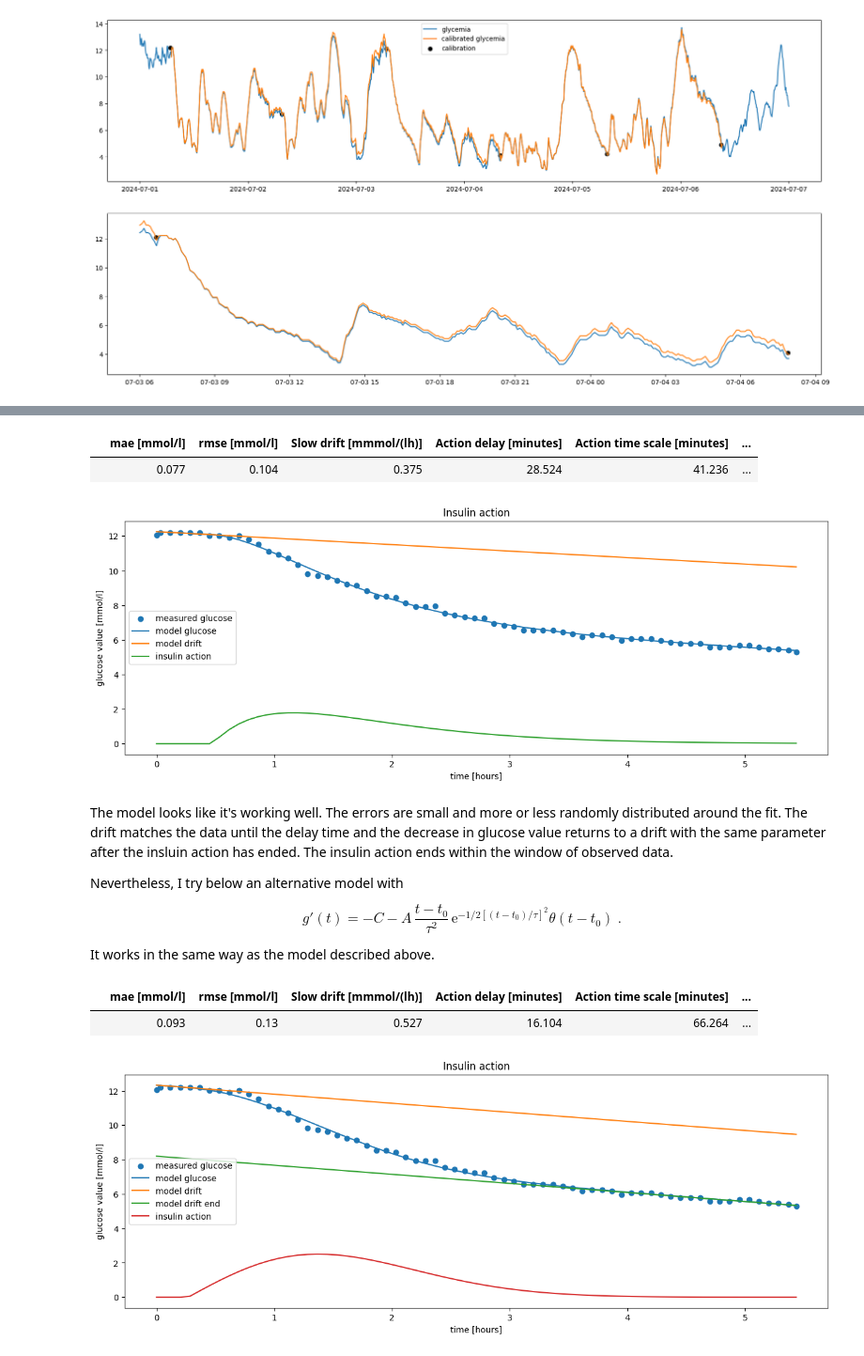
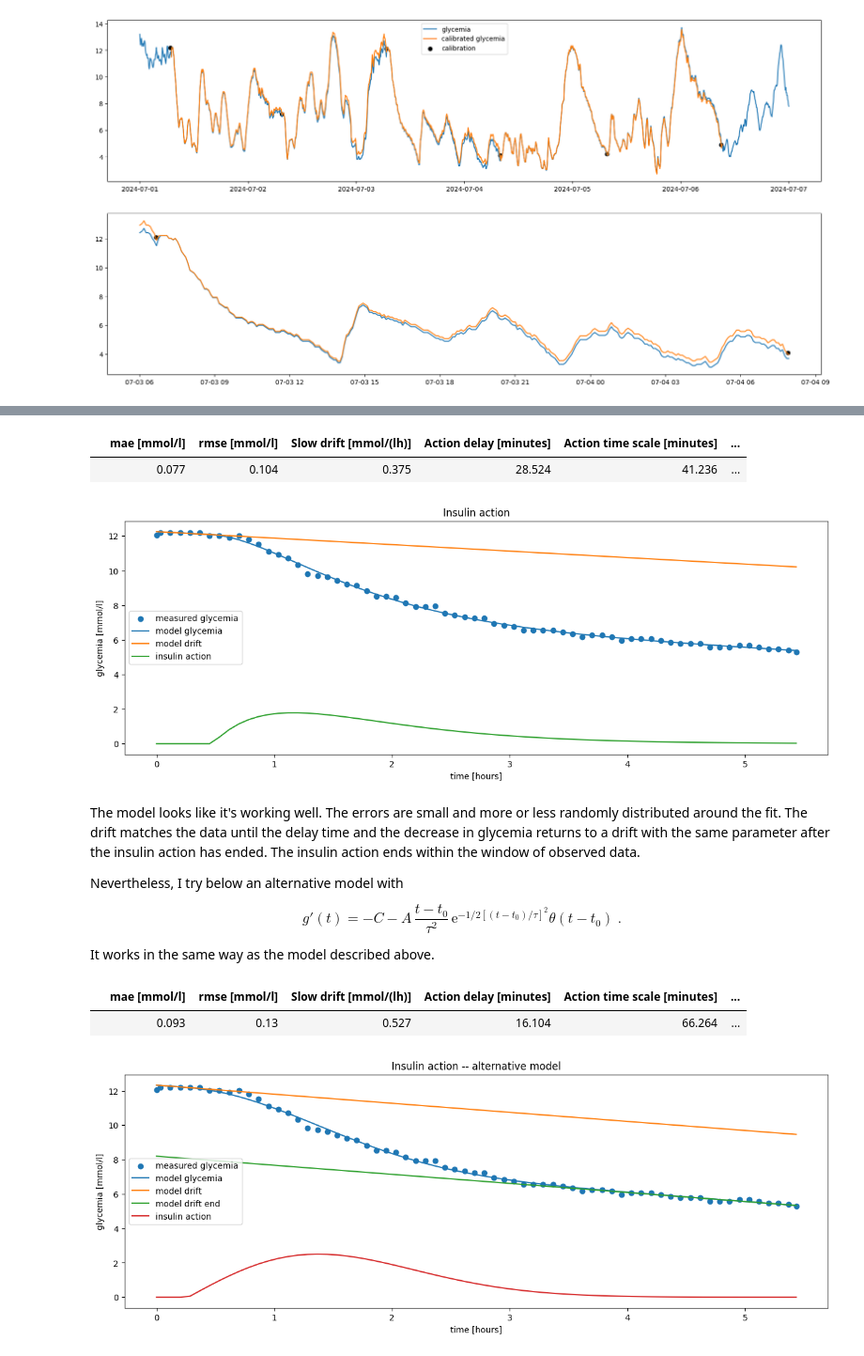
Before and after one commit to sethyvenatem/blood_sugar_fast_day, a Jupyter notebook: fast_day.ipynb, the cells around one changed output, grey strips where cells are left out. Shown: that part at 94% size. Cells and saved outputs as stored; diff of their text form; code cells hidden in the pictures.

```diff
--- a/fast_day.ipynb
+++ b/fast_day.ipynb
@@ -258,10 +252,10 @@ data = pd.read_csv('fast_day.csv').set_index('Unnamed: 0')
 data.index = pd.to_datetime(data.index)
 data.index.name = 'time'
 # The insulin is acting alone immediately after my first (and only in this dataset) injection and right before I went to collect my daughter at kindergarden.
-data = pd.concat([pd.DataFrame([[np.nan,np.nan,'glucose_measurement']],index = data[data['EventType'] == 'rapid_insulin_u'].index, columns = ['Value','calibrated_glucose','EventType']),data]).sort_index()
-data = pd.concat([pd.DataFrame([[np.nan,np.nan,'glucose_measurement']],index = data[data['EventType'] == 'medium_exercise_min'].index, columns = ['Value','calibrated_glucose','EventType']),data]).sort_index()
-data.loc[data['EventType'] == 'glucose_measurement',['Value','calibrated_glucose']] = data.loc[data['EventType'] == 'glucose_measurement',['Value','calibrated_glucose']].interpolate(method = 'time')
-data = data.loc[(data['EventType'] == 'glucose_measurement') & (data.index >= data[data['EventType'] == 'rapid_insulin_u'].index[0]) & (data.index <= data[data['EventType'] == 'medium_exercise_min'].index[0]),['Value','calibrated_glucose']]
+data = pd.concat([pd.DataFrame([[np.nan,np.nan,'glycemia']],index = data[data['EventType'] == 'rapid_insulin_u'].index, columns = ['Value','calibrated_glycemia','EventType']),data]).sort_index()
+data = pd.concat([pd.DataFrame([[np.nan,np.nan,'glycemia']],index = data[data['EventType'] == 'medium_exercise_min'].index, columns = ['Value','calibrated_glycemia','EventType']),data]).sort_index()
+data.loc[data['EventType'] == 'glycemia',['Value','calibrated_glycemia']] = data.loc[data['EventType'] == 'glycemia',['Value','calibrated_glycemia']].interpolate(method = 'time')
+data = data.loc[(data['EventType'] == 'glycemia') & (data.index >= data[data['EventType'] == 'rapid_insulin_u'].index[0]) & (data.index <= data[data['EventType'] == 'medium_exercise_min'].index[0]),['Value','calibrated_glycemia']]
 data['elapsed_time_h'] = (data.index-data.index[0]).total_seconds()/(3600)
 data
 # %% [output]
@@ -299,6 +293,6 @@ The table sumarises useful statistics and measurements extracted from the model:
 # %%
 def theta(x):
-    # I use a smooth version of the heavside function to avoid tripping the fit algorithm.
+    # I use a smooth version of the heaviside function to avoid tripping the fit algorithm.
     scale = 0.01
     return (np.tanh(x/scale)+1)/2
 
@@ -309,42 +303,42 @@ def tofit(t,C, g0,t0,A,tau):
         )
 
 def insulin_action(t,C, g0,t0,A,tau):
-    # This is the insulin action. I multiply it by tau so that is has the same units as the glucose values (mmol/l).
+    # This is the insulin action. I multiply it by tau so that is has the same units as the glycemia [mmol/l].
     return tau*A*(t-t0)*theta(t-t0)*np.exp(-(t-t0)/tau)/(tau**2)
 
 epsilon = 0.2
 def to_zero(x):
-    # finding x so that this returns zero provides the time when the glucose level has decreased by 1-epsilon.
+    # finding x so that this returns zero provides the time when the glycemia level has decreased by 1-epsilon.
     return (1+x)*np.exp(-x)-epsilon
 
-popt, _ = curve_fit(tofit, data['elapsed_time_h'],data['calibrated_glucose'], p0 = [0, 12,0.75,11.5,0.6])
+popt, _ = curve_fit(tofit, data['elapsed_time_h'],data['calibrated_glycemia'], p0 = [0, 12,0.75,11.5,0.6])
 time_solution = fsolve(to_zero, 1)
 
 fig, axs = plt.subplots(1)
 fig.set_figheight(5)
 fig.set_figwidth(15)
 
-axs.scatter(data['elapsed_time_h'],data['calibrated_glucose'], label = 'measured glucose')
-axs.plot(data['elapsed_time_h'],tofit(data['elapsed_time_h'], *popt), label = 'model glucose')
+axs.scatter(data['elapsed_time_h'],data['calibrated_glycemia'], label = 'measured glycemia')
+axs.plot(data['elapsed_time_h'],tofit(data['elapsed_time_h'], *popt), label = 'model glycemia')
 axs.plot(data['elapsed_time_h'],popt[1]- popt[0]*data['elapsed_time_h'], label = 'model drift')
 axs.plot(data['elapsed_time_h'],insulin_action(data['elapsed_time_h'], *popt), label = 'insulin action')
 axs.set_xlabel('time [hours]')
-axs.set_ylabel('glucose value [mmol/l]')
+axs.set_ylabel('glycemia [mmol/l]')
 axs.set_title('Insulin action')
 axs.legend();
 
-columns = ['mae [mmol/l]','rmse [mmol/l]','Slow drift [mmmol/(lh)]','Action delay [minutes]','Action time scale [minutes]',
-               'Total glucose decrease [mmol/l]','Time to '+str(100*(1-epsilon))+'% [hours]']
-values = ([np.abs(data['calibrated_glucose']-tofit(data['elapsed_time_h'], *popt)).mean(),
-(((data['calibrated_glucose']-tofit(data['elapsed_time_h'], *popt))**2).mean()**0.5),
+columns = ['mae [mmol/l]','rmse [mmol/l]','Slow drift [mmol/(lh)]','Action delay [minutes]','Action time scale [minutes]',
+               'Total glycemia decrease [mmol/l]','Time to '+str(100*(1-epsilon))+'% [hours]']
+values = ([np.abs(data['calibrated_glycemia']-tofit(data['elapsed_time_h'], *popt)).mean(),
+(((data['calibrated_glycemia']-tofit(data['elapsed_time_h'], *popt))**2).mean()**0.5),
 popt[0], popt[2]*60, popt[4]*60, popt[3],popt[2]+popt[4]*time_solution[0]])
 round(pd.DataFrame([values],columns = columns, index = ['']),3)
 # %% [output]
-|  | mae [mmol/l] | rmse [mmol/l] | Slow drift [mmmol/(lh)] | Action delay [minutes] | Action time scale [minutes] | ... |
+|  | mae [mmol/l] | rmse [mmol/l] | Slow drift [mmol/(lh)] | Action delay [minutes] | Action time scale [minutes] | ... |
 |  | 0.077 | 0.104 | 0.375 | 28.524 | 41.236 | ... |
-[figure, old version]
+[figure, new version]
 # %% [markdown]
-The model looks like it's working well. The errors are small and more or less randomly distributed around the fit. The drift matches the data until the delay time and the decrease in glucose value returns to a drift with the same parameter after the insluin action has ended. The insulin action ends within the window of observed data.
+The model looks like it's working well. The errors are small and more or less randomly distributed around the fit. The drift matches the data until the delay time and the decrease in glycemia returns to a drift with the same parameter after the insulin action has ended. The insulin action ends within the window of observed data.
 
 Nevertheless, I try below an alternative model with
 
@@ -353,41 +347,41 @@ $$ g'(t) = - C - A \, \frac{t-t_0}{\tau^2} \, \text{e}^{-1/2[(t-t_0)/\tau]^2} \t
 It works in the same way as the model described above.
 # %%
 def tofit_square(t,C, g0,t0,A,tau):
-    # This is an alternative model.
+    # This is the alternative model.
     return g0-C*t-theta(t-t0)*A*(1-np.exp(-0.5*(t-t0)**2/tau**2))
 
 def insulin_action_square(t,C, g0,t0,A,tau):
-    # This is the corresponding insulin action. I multiply it by tau so that is has the same units as the glucose values (mmol/l).
+    # This is the corresponding insulin action. I multiply it by tau so that is has the same units as the glycemia [mmol/l].
     return tau*A*(t-t0)*theta(t-t0)*np.exp(-0.5*(t-t0)**2/tau**2)/(tau**2)
 
-popt, _ = curve_fit(tofit_square, data['elapsed_time_h'],data['calibrated_glucose'], p0 = [0, 12,0.75,11.5,0.6])
+popt, _ = curve_fit(tofit_square, data['elapsed_time_h'],data['calibrated_glycemia'], p0 = [0, 12,0.75,11.5,0.6])
 epsilon = 0.2
 time_solution = [(-2*np.log(epsilon))**0.5]
 
 fig, axs = plt.subplots(1)
 fig.set_figheight(5)
 fig.set_figwidth(15)
 
-axs.scatter(data['elapsed_time_h'],data['calibrated_glucose'], label = 'measured glucose')
-axs.plot(data['elapsed_time_h'],tofit_square(data['elapsed_time_h'], *popt), label = 'model glucose')
+axs.scatter(data['elapsed_time_h'],data['calibrated_glycemia'], label = 'measured glycemia')
+axs.plot(data['elapsed_time_h'],tofit_square(data['elapsed_time_h'], *popt), label = 'model glycemia')
 axs.plot(data['elapsed_time_h'],popt[1]- popt[0]*data['elapsed_time_h'], label = 'model drift')
 axs.plot(data['elapsed_time_h'],popt[1]- popt[0]*data['elapsed_time_h']-popt[3], label = 'model drift end')
 axs.plot(data['elapsed_time_h'],insulin_action_square(data['elapsed_time_h'], *popt), label = 'insulin action')
 axs.set_xlabel('time [hours]')
-axs.set_ylabel('glucose value [mmol/l]')
-axs.set_title('Insulin action')
+axs.set_ylabel('glycemia [mmol/l]')
+axs.set_title('Insulin action -- alternative model')
 axs.legend();
 
-columns = ['mae [mmol/l]','rmse [mmol/l]','Slow drift [mmmol/(lh)]','Action delay [minutes]','Action time scale [minutes]',
-               'Total glucose decrease [mmol/l]','Time to '+str(100*(1-epsilon))+'% [hours]']
-values = ([np.abs(data['calibrated_glucose']-tofit_square(data['elapsed_time_h'], *popt)).mean(),
-(((data['calibrated_glucose']-tofit_square(data['elapsed_time_h'], *popt))**2).mean()**0.5),
+columns = ['mae [mmol/l]','rmse [mmol/l]','Slow drift [mmol/(lh)]','Action delay [minutes]','Action time scale [minutes]',
+               'Total glycemia decrease [mmol/l]','Time to '+str(100*(1-epsilon))+'% [hours]']
+values = ([np.abs(data['calibrated_glycemia']-tofit_square(data['elapsed_time_h'], *popt)).mean(),
+(((data['calibrated_glycemia']-tofit_square(data['elapsed_time_h'], *popt))**2).mean()**0.5),
 popt[0], popt[2]*60, popt[4]*60, popt[3],popt[2]+popt[4]*time_solution[0]])
 round(pd.DataFrame([values],columns = columns, index = ['']),3)
 # %% [output]
-|  | mae [mmol/l] | rmse [mmol/l] | Slow drift [mmmol/(lh)] | Action delay [minutes] | Action time scale [minutes] | ... |
+|  | mae [mmol/l] | rmse [mmol/l] | Slow drift [mmol/(lh)] | Action delay [minutes] | Action time scale [minutes] | ... |
 |  | 0.093 | 0.13 | 0.527 | 16.104 | 66.264 | ... |
-[figure, old version]
+[figure, new version]
 # %% [markdown]
 Comparing the two models, I slightly prefer the first one because:
 
```
Also changed, not shown: parts of 12 cells of this notebook, 1 other file.
